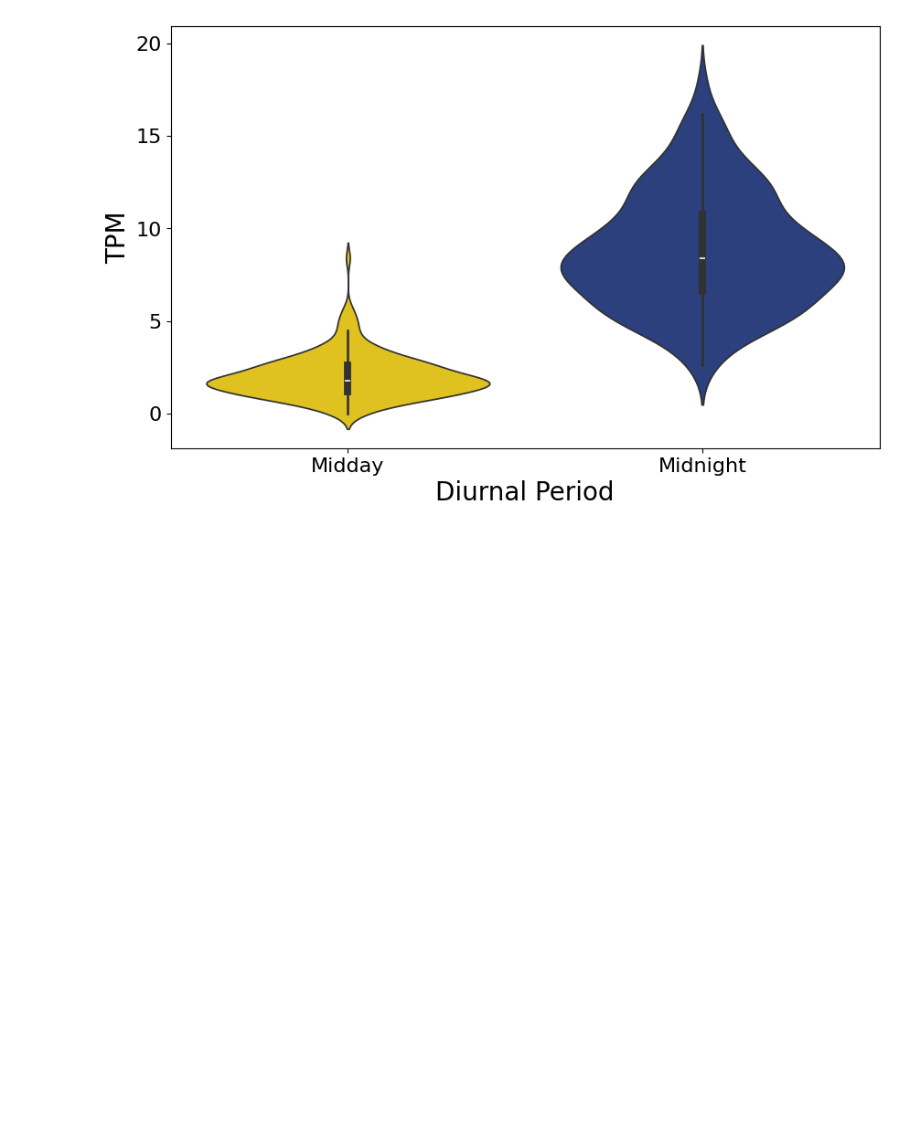
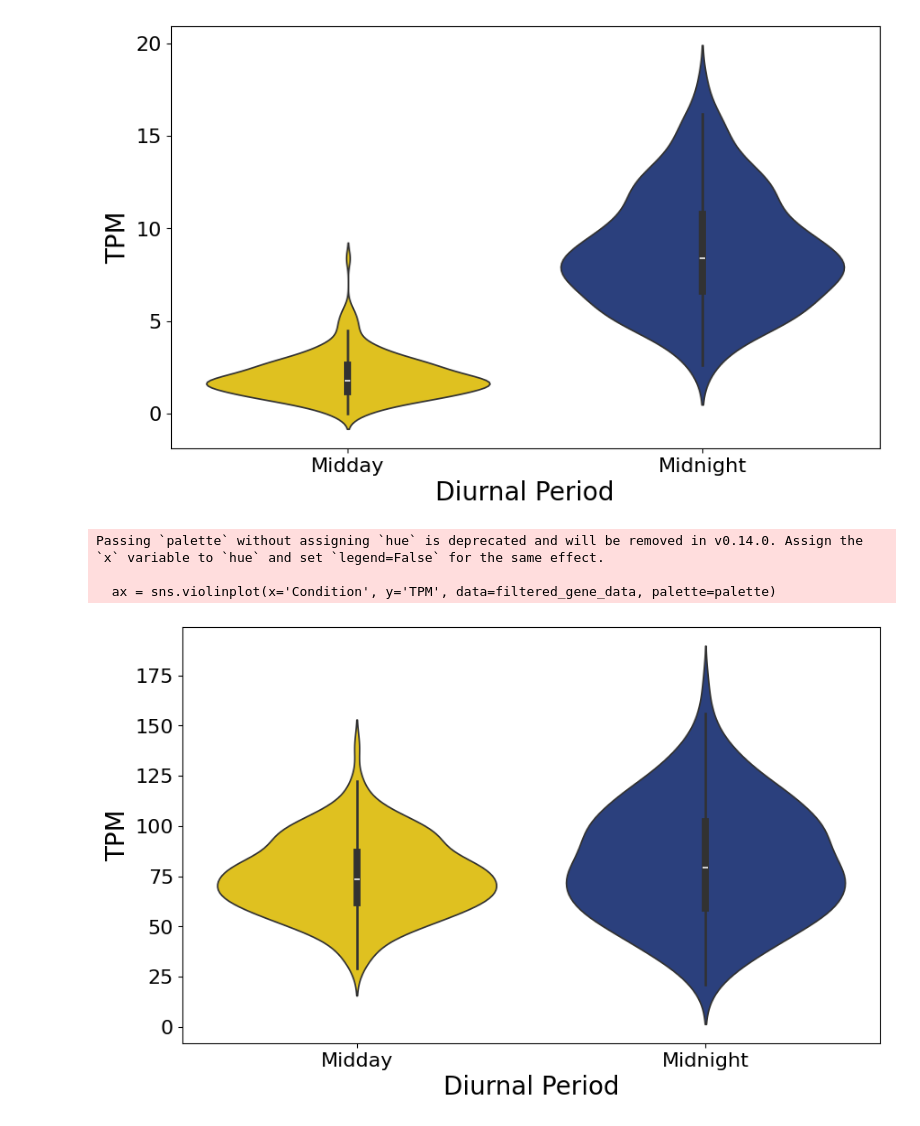
Before and after one commit to labbces/maize_transcriptome_microbiome_diurnal_periods, a Jupyter notebook: transcriptome/plots_circadian_cycle_genes.ipynb, the cells around one changed output. Saved outputs shown, nothing was run; the diff lists cells and outputs as text; code cells hidden in the pictures; blank space fills up the shorter version.

Commit message:
Added plots of GIGANTEA genes

```diff
--- a/transcriptome/plots_circadian_cycle_genes.ipynb
+++ b/transcriptome/plots_circadian_cycle_genes.ipynb
@@ -54,7 +56,9 @@ filtered_genes_df = tidy_combined_expression[tidy_combined_expression['Name'].is
             'Zm00001eb297250_T001',
             'Zm00001eb397240_T001',
             'Zm00001eb072870_T003',
-            'Zm00001eb428070_T001'])]
+            'Zm00001eb428070_T001',
+            'Zm00001eb122110_T003',
+            'Zm00001eb337600_T005'])]
 # %%
 import seaborn as sns
 
@@ -192,3 +196,30 @@ Passing `palette` without assigning `hue` is deprecated and will be removed in v
 
   ax = sns.violinplot(x='Condition', y='TPM', data=filtered_gene_data, palette=palette)
 [figure]
+# %%
+import seaborn as sns
+
+import matplotlib.pyplot as plt
+
+# Filter the data for a single gene name
+gene_name = 'Zm00001eb337600_T005'
+palette = {'Day': '#FFD700', 'Night': '#1E3A8A'}
+filtered_gene_data = filtered_genes_df[filtered_genes_df['Name'] == gene_name]
+
+# Set font sizes
+plt.rc('axes', titlesize=22)  # Title font size
+plt.rc('axes', labelsize=20)  # Axis label font size
+plt.rc('xtick', labelsize=16)  # X-tick label font size
+plt.rc('ytick', labelsize=16)  # Y-tick label font size
+
+# Create the violin plot
+plt.figure(figsize=(10, 6))
+ax = sns.violinplot(x='Condition', y='TPM', data=filtered_gene_data, palette=palette)
+ax.set_xlabel('Diurnal Period')
+ax.set_xticklabels(['Midday' if label.get_text() == 'Day' else 'Midnight' for label in ax.get_xticklabels()])
+plt.show()
+# %% [output]
+Passing `palette` without assigning `hue` is deprecated and will be removed in v0.14.0. Assign the `x` variable to `hue` and set `legend=False` for the same effect.
+
+  ax = sns.violinplot(x='Condition', y='TPM', data=filtered_gene_data, palette=palette)
+[figure, added]
```
Also changed, not shown: parts of 2 cells of this notebook.
